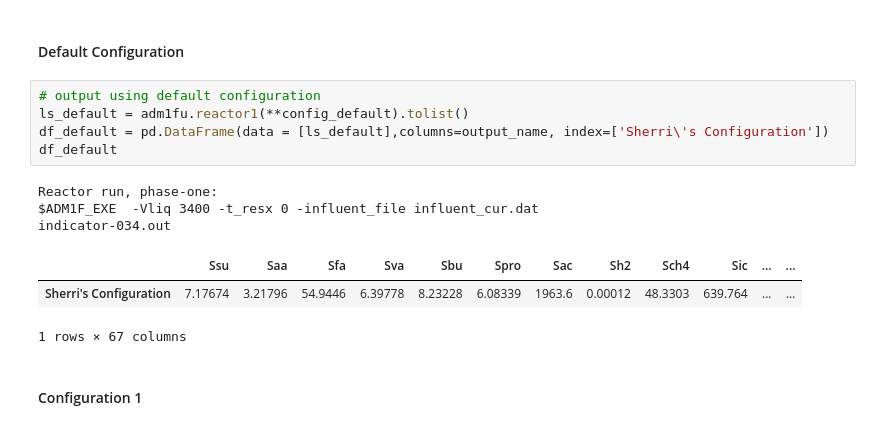
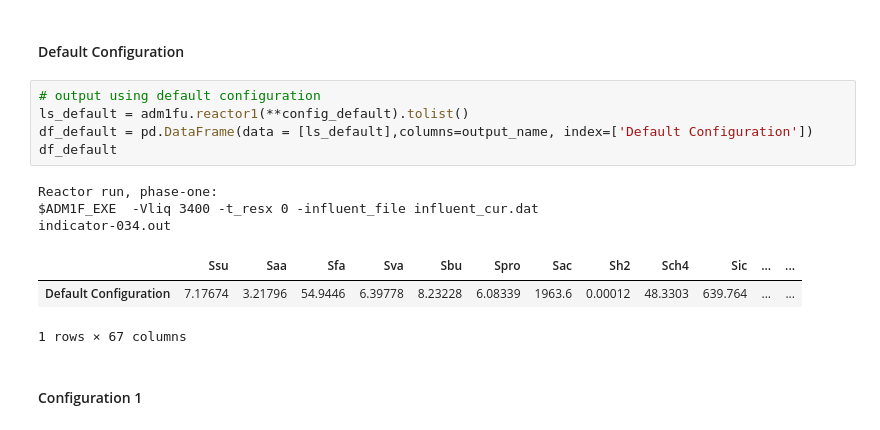
Before and after one commit to Elchin/ADM1F_docs, a Jupyter notebook: sphinx/source/jupyter_notebook/ADM1F_SRT_2phase.ipynb, the cells around one changed output. Cells and saved outputs as stored; diff of their text form.

```diff
--- a/sphinx/source/jupyter_notebook/ADM1F_SRT_2phase.ipynb
+++ b/sphinx/source/jupyter_notebook/ADM1F_SRT_2phase.ipynb
@@ -127,14 +127,14 @@ config2 = {'Vliq':3400, 't_resx':700, 'Q':618}
 # %%
 # output using default configuration
 ls_default = adm1fu.reactor1(**config_default).tolist()
-df_default = pd.DataFrame(data = [ls_default],columns=output_name, index=['Sherri\'s Configuration'])
+df_default = pd.DataFrame(data = [ls_default],columns=output_name, index=['Default Configuration'])
 df_default
 # %% [output]
 Reactor run, phase-one:
 $ADM1F_EXE  -Vliq 3400 -t_resx 0 -influent_file influent_cur.dat
 indicator-034.out
 |  | Ssu | Saa | Sfa | Sva | Sbu | Spro | Sac | Sh2 | Sch4 | Sic | ... | ... |
-| Sherri's Configuration | 7.17674 | 3.21796 | 54.9446 | 6.39778 | 8.23228 | 6.08339 | 1963.6 | 0.00012 | 48.3303 | 639.764 | ... | ... |
+| Default Configuration | 7.17674 | 3.21796 | 54.9446 | 6.39778 | 8.23228 | 6.08339 | 1963.6 | 0.00012 | 48.3303 | 639.764 | ... | ... |
 1 rows × 67 columns
 # %% [markdown]
 #### Configuration 1
```
Also changed, not shown: parts of 7 cells of this notebook, 13 other files.
